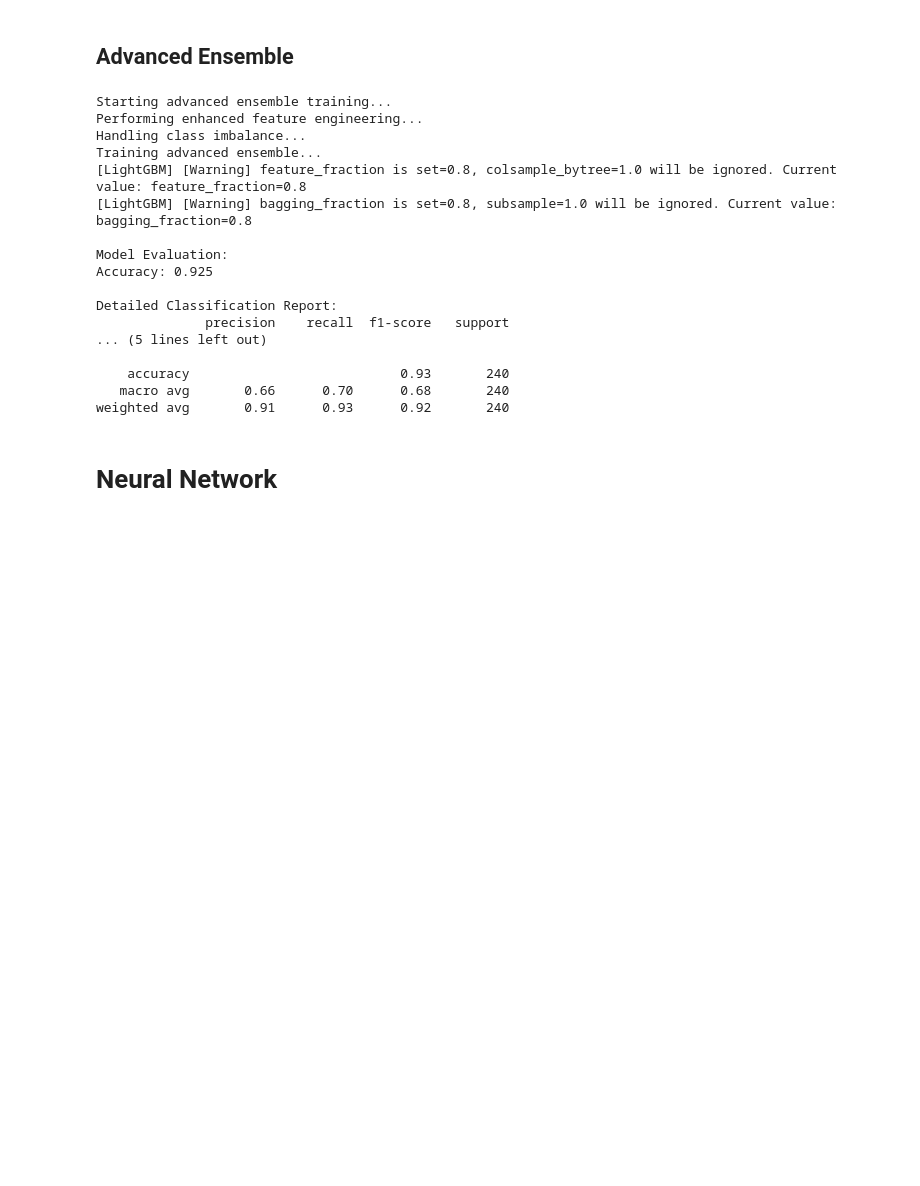
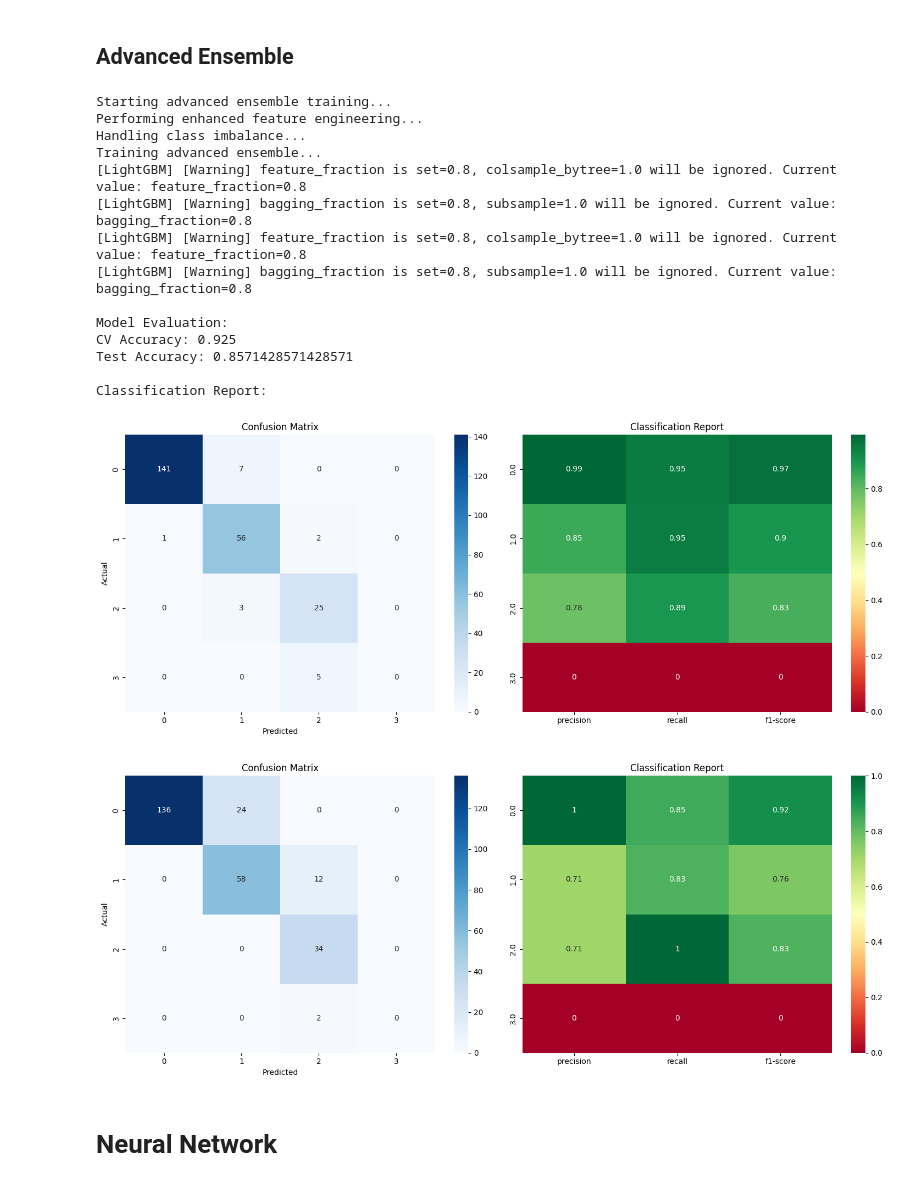
Before and after one commit to AgnidiptoSinha/Child_Mind_Health, a Jupyter notebook: child_mind_notebook.ipynb, the cells around one changed output. Saved outputs shown, nothing was run; the diff lists cells and outputs as text; code cells hidden in the pictures; blank space fills up the shorter version.

```diff
--- a/child_mind_notebook.ipynb
+++ b/child_mind_notebook.ipynb
@@ -1531,13 +1520,14 @@ def create_advanced_ensemble():
 
     return stack
 # %%
-def train_advanced_ensemble(X_train, y_train, X_test, y_test):
+def train_advanced_ensemble(X_train, y_train, X_cv, y_cv, X_test, y_test):
     """Train and evaluate the advanced ensemble"""
 
     # 1. Feature Engineering
     print("Performing enhanced feature engineering...")
     X_train_engineered = engineer_features(X_train)
     X_test_engineered = engineer_features(X_test)
+    X_cv_engineered = engineer_features(X_cv)
 
     # 2. Handle Class Imbalance
     print("Handling class imbalance...")
@@ -1561,40 +1551,45 @@ def train_advanced_ensemble(X_train, y_train, X_test, y_test):
     ensemble.fit(X_train_balanced, y_train_balanced)
 
     # 4. Predictions and Evaluation
-    y_pred = ensemble.predict(X_test_engineered)
+    y_cv_pred = ensemble.predict(X_cv_engineered)
+    y_test_pred = ensemble.predict(X_test_engineered)
 
+    # 5. Evaluate Model
     print("\nModel Evaluation:")
-    print("Accuracy:", accuracy_score(y_test, y_pred))
-    print("\nDetailed Classification Report:")
-    print(classification_report(y_test, y_pred))
+    print("CV Accuracy:", accuracy_score(y_cv, y_cv_pred))
+    print("Test Accuracy:", accuracy_score(y_test, y_test_pred))
+    print("\nClassification Report:")
+    plot_classification_results(y_cv, y_cv_pred)
+    plot_classification_results(y_test, y_test_pred)
 
     return ensemble
 # %%
 print("Starting advanced ensemble training...")
 final_model = train_advanced_ensemble(
     X_train_split,
     y_train_split,
+    X_cv,
+    y_cv,
     X_test,
     y_test
 )
 # %% [output]
 Starting advanced ensemble training...
 Performing enhanced feature engineering...
 Handling class imbalance...
 Training advanced ensemble...
 [LightGBM] [Warning] feature_fraction is set=0.8, colsample_bytree=1.0 will be ignored. Current value: feature_fraction=0.8
 [LightGBM] [Warning] bagging_fraction is set=0.8, subsample=1.0 will be ignored. Current value: bagging_fraction=0.8
+[LightGBM] [Warning] feature_fraction is set=0.8, colsample_bytree=1.0 will be ignored. Current value: feature_fraction=0.8
+[LightGBM] [Warning] bagging_fraction is set=0.8, subsample=1.0 will be ignored. Current value: bagging_fraction=0.8
 
 Model Evaluation:
-Accuracy: 0.925
+CV Accuracy: 0.925
+Test Accuracy: 0.8571428571428571
 
-Detailed Classification Report:
-              precision    recall  f1-score   support
-... (5 lines left out)
-
-    accuracy                           0.93       240
-   macro avg       0.66      0.70      0.68       240
-weighted avg       0.91      0.93      0.92       240
+Classification Report:
+[figure, added]
+[figure, added]
 # %% [markdown]
 # Neural Network
 # %%
```
Also changed, not shown: parts of 16 cells of this notebook, 4 other files.
